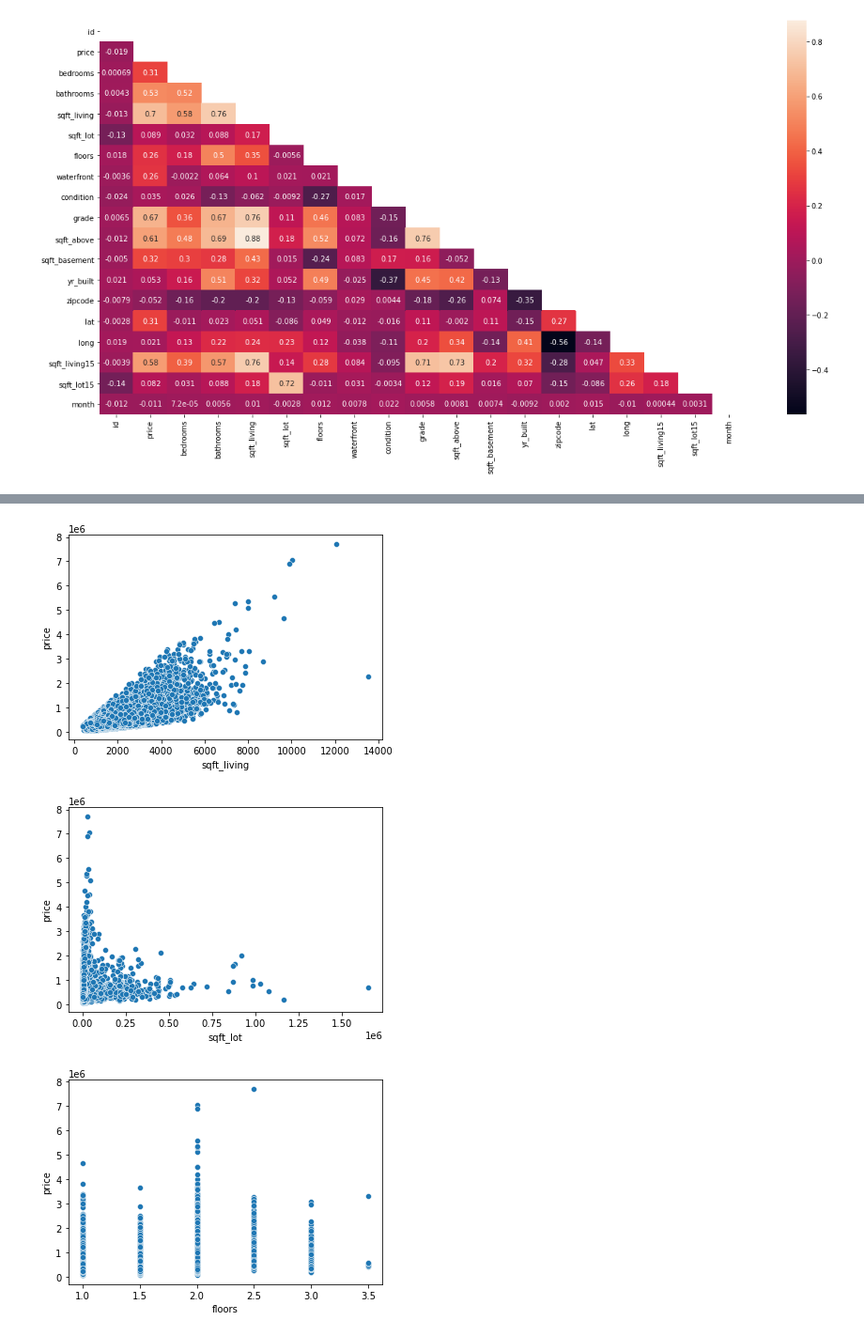
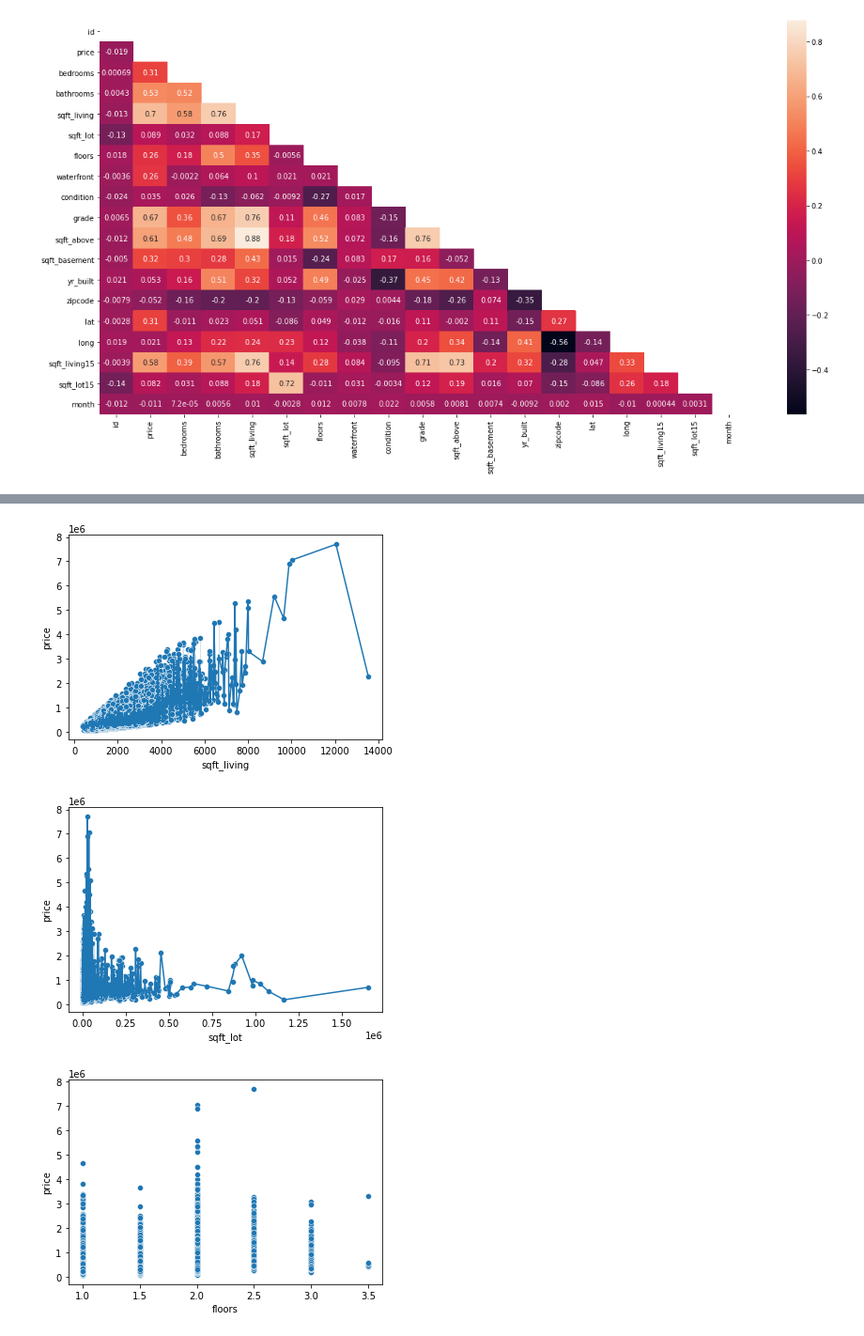
Before and after one commit to Blue723/King_County_House_Sales, a Jupyter notebook: correlations.ipynb, the cells around one changed output, grey strips where cells are left out. Shown at 94% size. Saved outputs shown, nothing was run; the diff lists cells and outputs as text; code cells hidden in the pictures.

```diff
--- a/correlations.ipynb
+++ b/correlations.ipynb
@@ -49,11 +51,13 @@ sns.scatterplot(x='bathrooms', y='price', data=df);
 # %%
+sns.lineplot(x='sqft_living', y='price', data=df);
 sns.scatterplot(x='sqft_living', y='price', data=df);
 # %% [output]
-[figure, old version]
+[figure, new version]
 # %%
+sns.lineplot(x='sqft_lot', y='price', data=df);
 sns.scatterplot(x='sqft_lot', y='price', data=df);
 # %% [output]
-[figure, old version]
+[figure, new version]
 # %%
 sns.scatterplot(x='floors', y='price', data=df);
 # %% [output]
```
Also changed, not shown: parts of 6 cells of this notebook.
